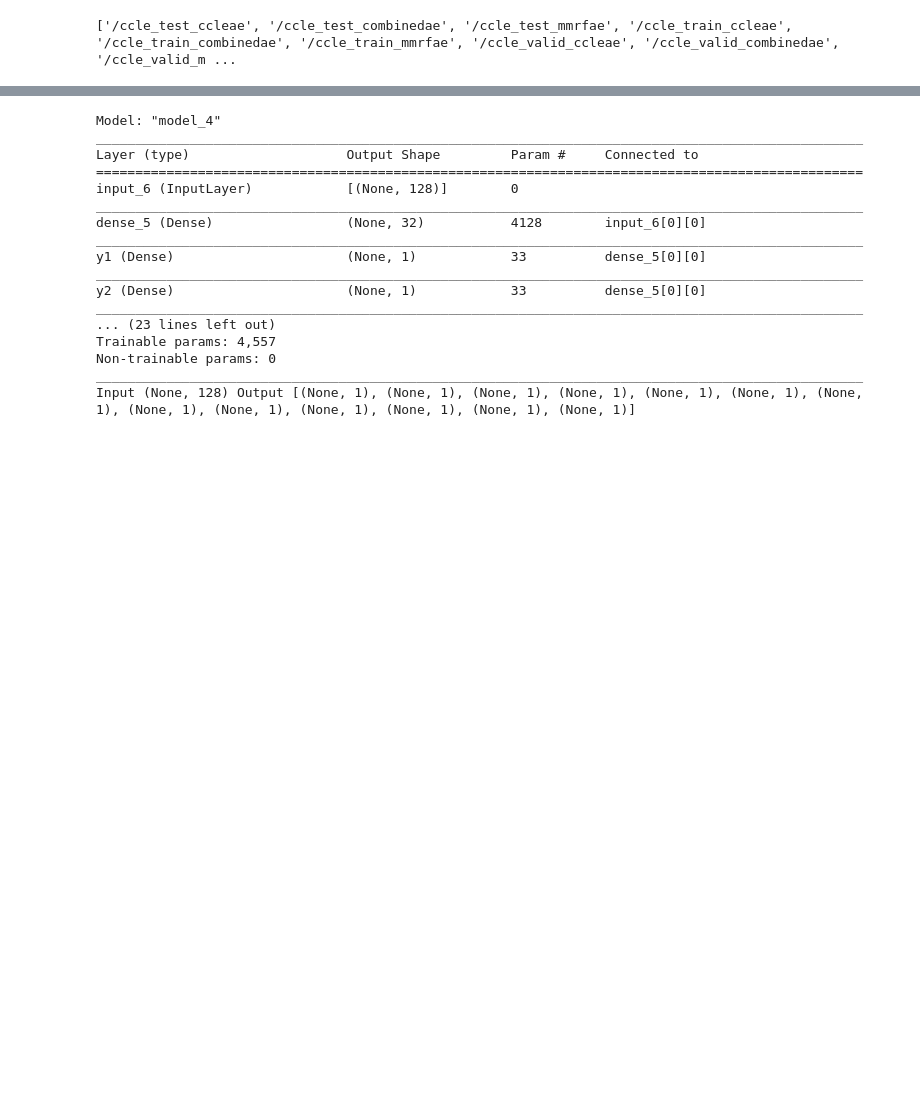
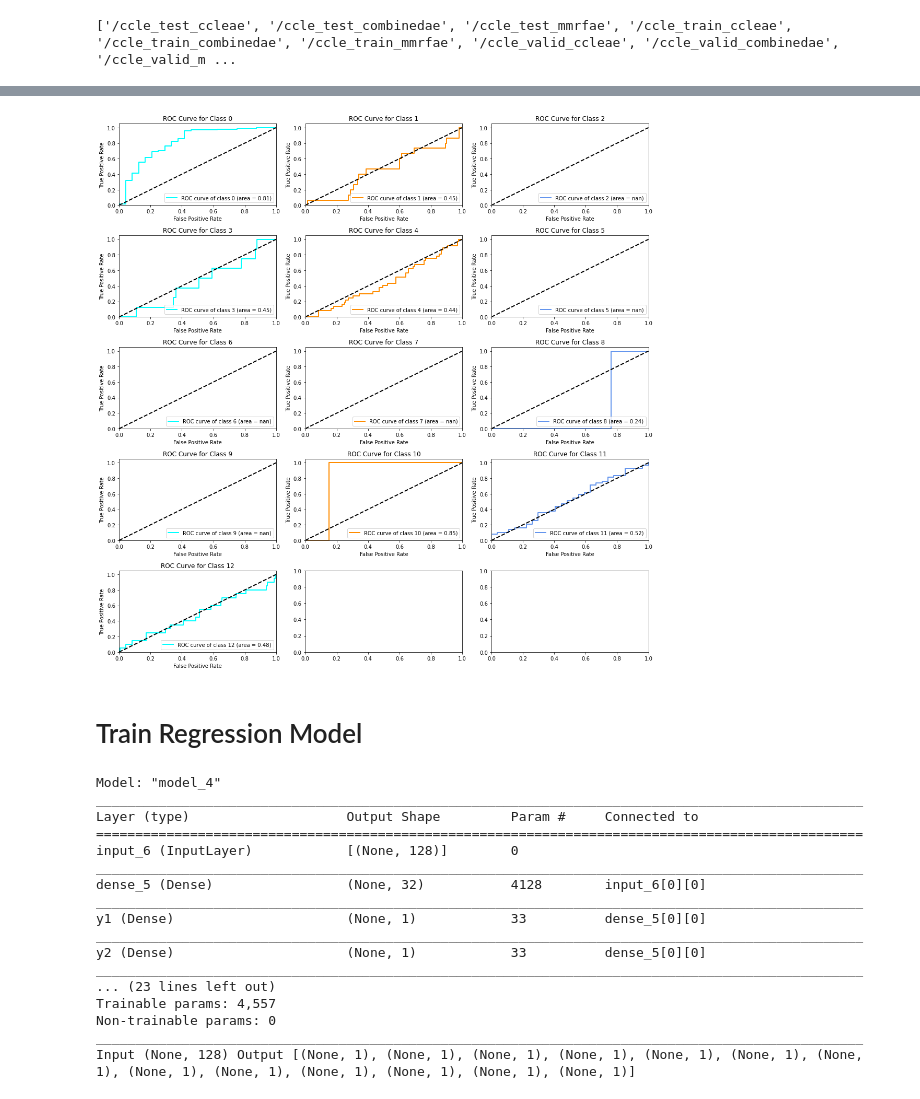
Before and after one commit to nalinimsingh/mm-cell_lines, a Jupyter notebook: AE_multiTaskNN.ipynb, the cells around one changed output, grey strips where cells are left out. Drawn from its saved outputs; the diff is of its cells as text; code cells hidden in the pictures; blank space fills up the shorter version.

```diff
--- a/AE_multiTaskNN.ipynb
+++ b/AE_multiTaskNN.ipynb
@@ -191 +262,23 @@ Function call stack:
+# %%
+fig, axes = plt.subplots(5, 3, figsize=(15,15))
+lw = 2
+
+colors = cycle(['aqua', 'darkorange', 'cornflowerblue'])
+for i, ax, color in zip(range(13), axes.ravel(), colors):
+    ax.plot(fpr[i], tpr[i], color=color, lw=lw,
+             label='ROC curve of class {0} (area = {1:0.2f})'
+             ''.format(i, roc_auc[i]))
+    ax.plot([0, 1], [0, 1], 'k--', lw=lw)
+    ax.set_xlim([0.0, 1.0])
+    ax.set_ylim([0.0, 1.05])
+    ax.set_xlabel('False Positive Rate')
+    ax.set_ylabel('True Positive Rate')
+    ax.set_title(f'ROC Curve for Class {i}')
+    ax.legend(loc="lower right")
+
+plt.tight_layout()
+# %% [output]
+[figure, added]
+# %% [markdown]
+# Train Regression Model
 # %%
```
Also changed, not shown: parts of 20 cells of this notebook.
